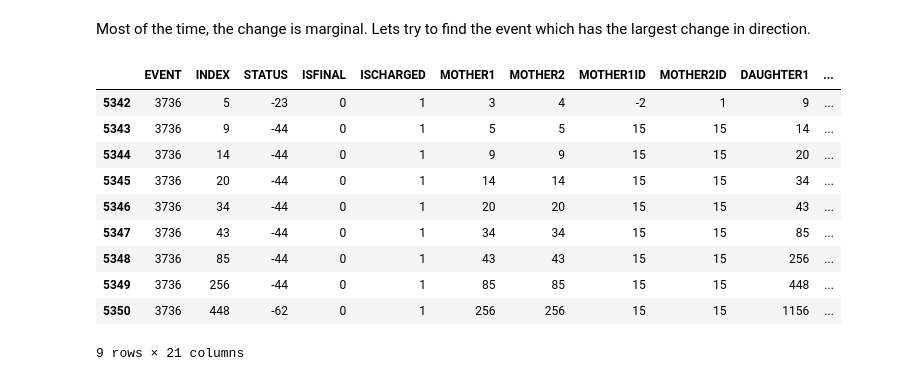
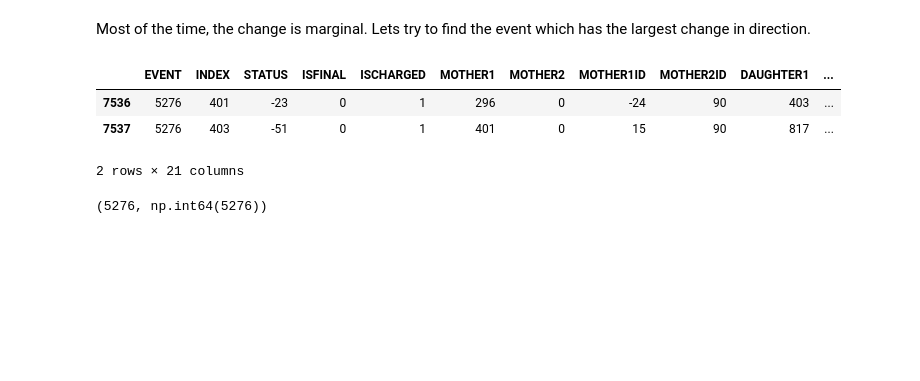
Before and after one commit to leo-megliola/mg5qs, a Jupyter notebook: notebook/pT_kick.ipynb, the cells around one changed output. Saved outputs shown, nothing was run; the diff lists cells and outputs as text; code cells hidden in the pictures; blank space fills up the shorter version.

```diff
--- a/notebook/pT_kick.ipynb
+++ b/notebook/pT_kick.ipynb
@@ -178,13 +178,16 @@ The diffrence in azimuthal angle may be misleading because vectors far from the
 Yet again, we will pull out the data, this time preserving all three components of momentum.
 # %%
 chains_dir = {}
+event_ids = []
 for i,r in df_begend.iterrows():
     key = (int(r['EVENT']), int(r['CHAIN']))
     if key not in chains_dir:
         chains_dir[key] = []
+        event_ids.append(int(r['EVENT']))
     chains_dir[key].append((r['px'], r['py'], r['pz']))
 
 dir_begend = np.zeros((len(chains_dir), 2, 3))
+# keys are itterated in insertion order as of py3.7 (so we can ascocate to event_ids by index)
 for i,v in enumerate(chains_dir.values()):
     dir_begend[i] = v
 
@@ -207,16 +210,13 @@ plt.show()
 # %% [markdown]
 Most of the time, the change is marginal. Lets try to find the event which has the largest change in direction.
 # %%
-df[df['EVENT']==df_begend.iloc[np.argmax(delta_theta)*2]['EVENT'].astype(int)]
+df[df['EVENT']==event_ids[np.argmax(delta_theta)]]
 # %% [output]
 |  | EVENT | INDEX | STATUS | ISFINAL | ISCHARGED | MOTHER1 | MOTHER2 | MOTHER1ID | MOTHER2ID | DAUGHTER1 | ... |
-| 5342 | 3736 | 5 | -23 | 0 | 1 | 3 | 4 | -2 | 1 | 9 | ... |
-| 5343 | 3736 | 9 | -44 | 0 | 1 | 5 | 5 | 15 | 15 | 14 | ... |
-| 5344 | 3736 | 14 | -44 | 0 | 1 | 9 | 9 | 15 | 15 | 20 | ... |
-| 5345 | 3736 | 20 | -44 | 0 | 1 | 14 | 14 | 15 | 15 | 34 | ... |
-| 5346 | 3736 | 34 | -44 | 0 | 1 | 20 | 20 | 15 | 15 | 43 | ... |
-| 5347 | 3736 | 43 | -44 | 0 | 1 | 34 | 34 | 15 | 15 | 85 | ... |
-| 5348 | 3736 | 85 | -44 | 0 | 1 | 43 | 43 | 15 | 15 | 256 | ... |
-| 5349 | 3736 | 256 | -44 | 0 | 1 | 85 | 85 | 15 | 15 | 448 | ... |
-| 5350 | 3736 | 448 | -62 | 0 | 1 | 256 | 256 | 15 | 15 | 1156 | ... |
+| 7536 | 5276 | 401 | -23 | 0 | 1 | 296 | 0 | -24 | 90 | 403 | ... |
+| 7537 | 5276 | 403 | -51 | 0 | 1 | 401 | 0 | 15 | 90 | 817 | ... |
-9 rows × 21 columns
+2 rows × 21 columns
+# %%
+event_ids[np.argmax(delta_theta)], df_begend.iloc[np.argmax(delta_theta)*2]['EVENT'].astype(int)
+# %% [output]
+(5276, np.int64(5276))
```
Also changed, not shown: parts of 14 cells of this notebook.
